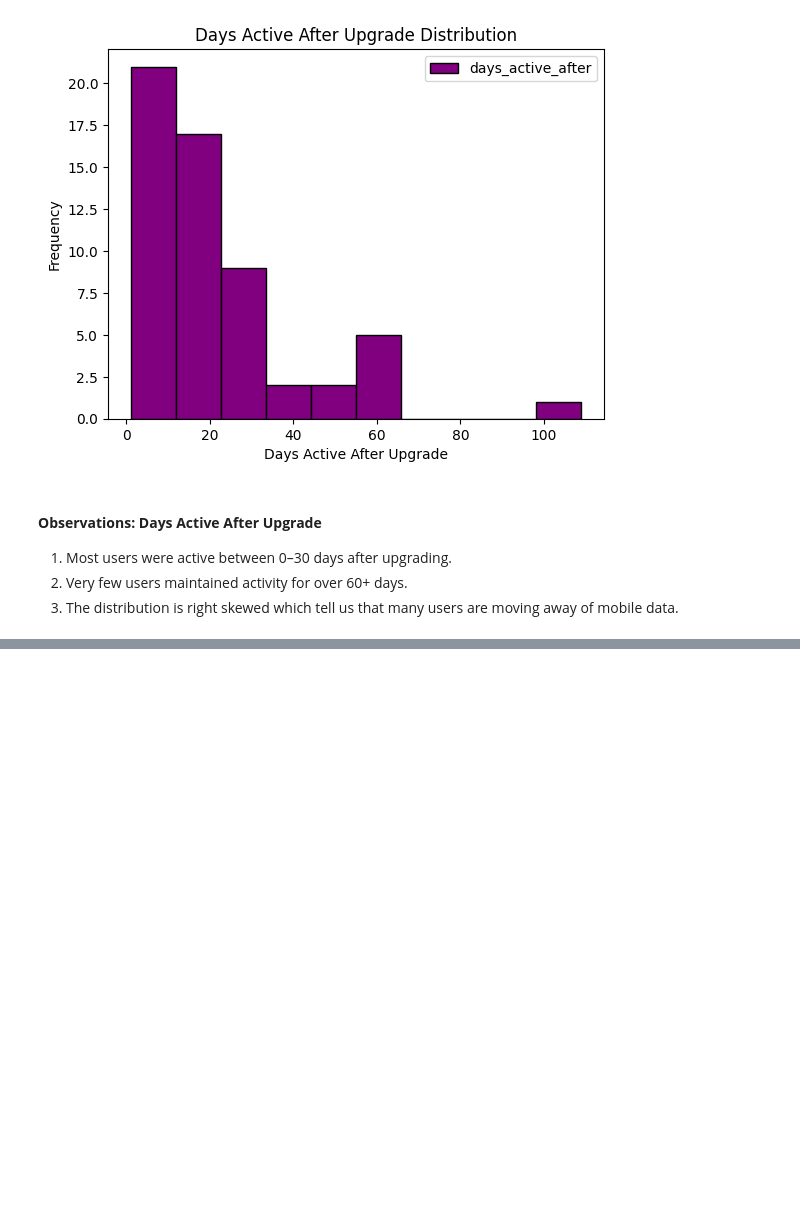
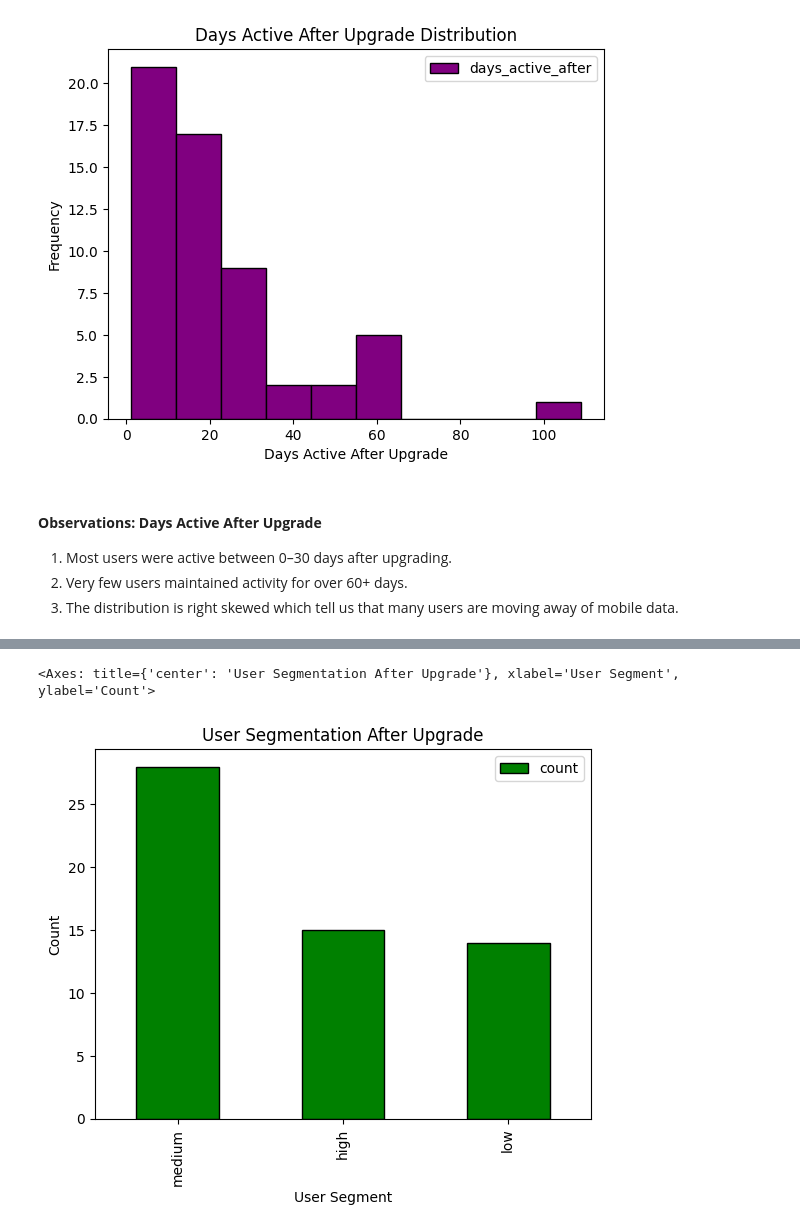
Before and after one commit to Badzoneyv4n/MTN_Data_Up-sell_Project, a Jupyter notebook: notebooks/2_exploratory_analysis.ipynb, the cells around one changed output, grey strips where cells are left out. Cells and saved outputs as stored; diff of their text form; code cells hidden in the pictures; blank space fills up the shorter version.

```diff
--- a/notebooks/2_exploratory_analysis.ipynb
+++ b/notebooks/2_exploratory_analysis.ipynb
@@ -77,0 +104,6 @@ df['days_active_after'].dropna().plot(kind='hist', color='purple', edgecolor='bl
+# %%
+df['increased_usage'] = (
+    (df['avg_data_before_upgrade'].notna()) &
+    (df['avg_data_before_upgrade'] > 0) &
+    (df['avg_data_after_upgrade'] > df['avg_data_before_upgrade']*1.5)
+    ).astype(int)
@@ -77,0 +134,21 @@ df['days_active_after'].dropna().plot(kind='hist', color='purple', edgecolor='bl
+# %%
+low_threshold = df['avg_data_after_upgrade'].quantile(0.25)
+high_threshold = df['avg_data_after_upgrade'].quantile(0.75)
+
+def segment_users(row):
+    usage = row['avg_data_after_upgrade']
+
+    if usage == 0:
+        return 'non'
+    elif usage < low_threshold:
+        return 'low'
+    elif usage < high_threshold:
+        return 'medium'
+    else:
+        return 'high'
+
+df['user_segment'] = df.apply(segment_users, axis=1)
+df['user_segment'].value_counts().plot(kind='bar', color='green', edgecolor='black', title='User Segmentation After Upgrade', xlabel='User Segment', ylabel='Count', legend=True)
+# %% [output]
+<Axes: title={'center': 'User Segmentation After Upgrade'}, xlabel='User Segment', ylabel='Count'>
+[figure, added]
```
Also changed, not shown: parts of 11 cells of this notebook, 1 other file.
